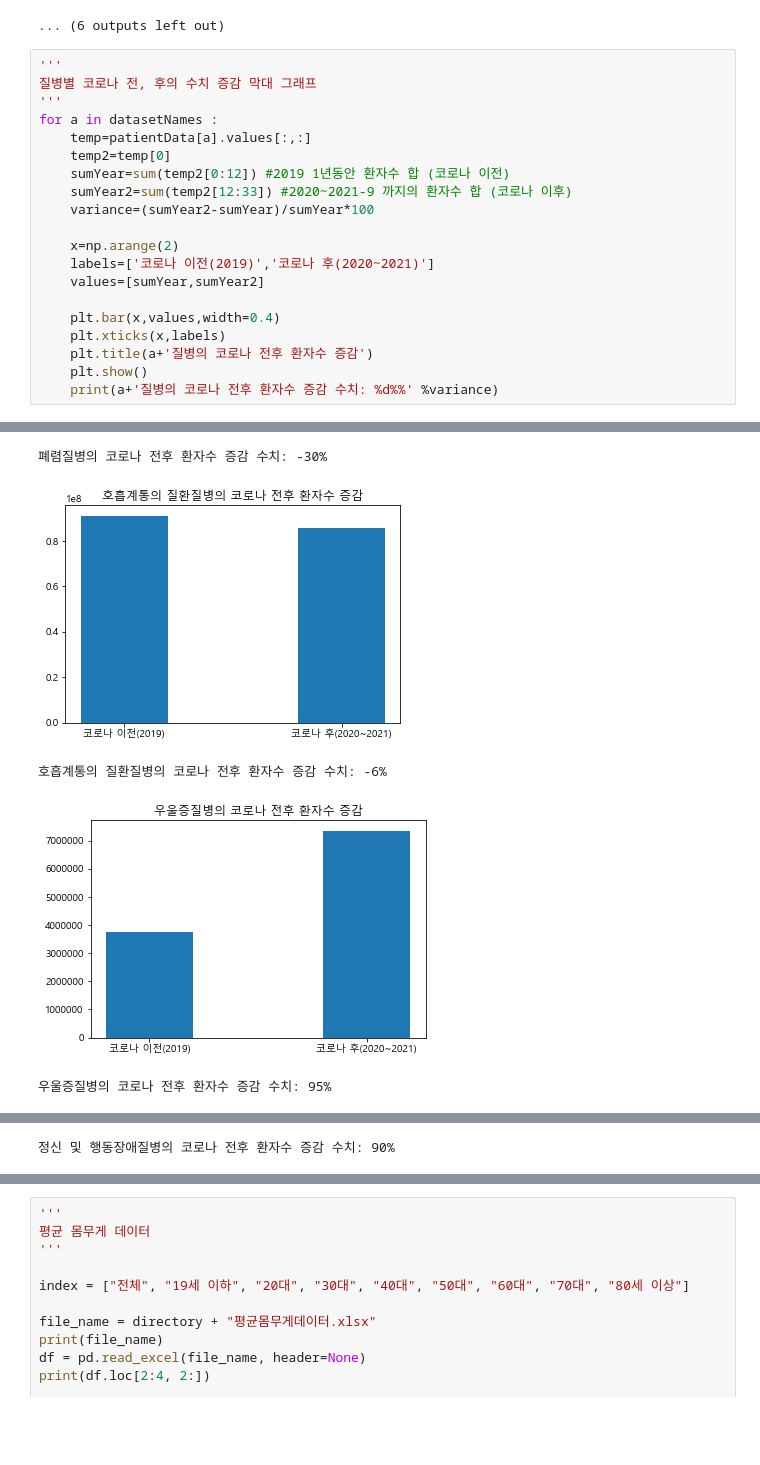
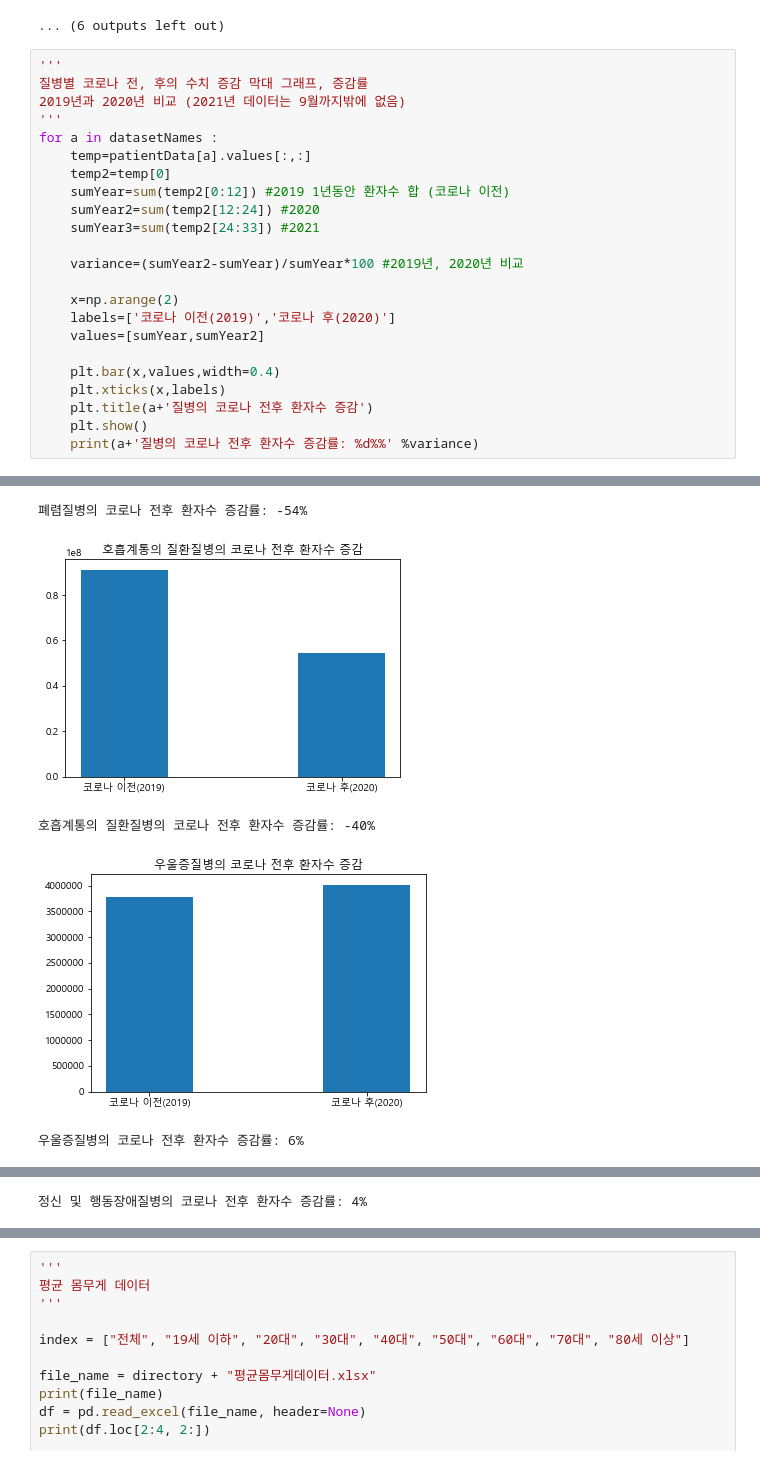
Before and after one commit to gayoungee/22-1_DataAnalysis, a Jupyter notebook: baseAnalysis.ipynb, the cells around one changed output, grey strips where cells are left out. Cells and saved outputs as stored; diff of their text form; blank space fills up the shorter version.

```diff
--- a/baseAnalysis.ipynb
+++ b/baseAnalysis.ipynb
@@ -211,22 +211,25 @@ for a in datasetNames :
 ... (6 outputs left out)
 # %%
 '''
-질병별 코로나 전, 후의 수치 증감 막대 그래프
+질병별 코로나 전, 후의 수치 증감 막대 그래프, 증감률
+2019년과 2020년 비교 (2021년 데이터는 9월까지밖에 없음)
 '''
 for a in datasetNames :
     temp=patientData[a].values[:,:]
     temp2=temp[0]
     sumYear=sum(temp2[0:12]) #2019 1년동안 환자수 합 (코로나 이전)
-    sumYear2=sum(temp2[12:33]) #2020~2021-9 까지의 환자수 합 (코로나 이후)
-    variance=(sumYear2-sumYear)/sumYear*100
+    sumYear2=sum(temp2[12:24]) #2020
+    sumYear3=sum(temp2[24:33]) #2021
+
+    variance=(sumYear2-sumYear)/sumYear*100 #2019년, 2020년 비교
 
     x=np.arange(2)
-    labels=['코로나 이전(2019)','코로나 후(2020~2021)']
+    labels=['코로나 이전(2019)','코로나 후(2020)']
     values=[sumYear,sumYear2]
 
     plt.bar(x,values,width=0.4)
     plt.xticks(x,labels)
     plt.title(a+'질병의 코로나 전후 환자수 증감')
     plt.show()
-    print(a+'질병의 코로나 전후 환자수 증감 수치: %d%%' %variance)
+    print(a+'질병의 코로나 전후 환자수 증감률: %d%%' %variance)
 # %% [output]
@@ -236,5 +239,5 @@ for a in datasetNames :
-폐렴질병의 코로나 전후 환자수 증감 수치: -30%
+폐렴질병의 코로나 전후 환자수 증감률: -54%
-[figure, old version]
+[figure, new version]
-호흡계통의 질환질병의 코로나 전후 환자수 증감 수치: -6%
+호흡계통의 질환질병의 코로나 전후 환자수 증감률: -40%
-[figure, old version]
+[figure, new version]
-우울증질병의 코로나 전후 환자수 증감 수치: 95%
+우울증질병의 코로나 전후 환자수 증감률: 6%
@@ -242 +245 @@ for a in datasetNames :
-정신 및 행동장애질병의 코로나 전후 환자수 증감 수치: 90%
+정신 및 행동장애질병의 코로나 전후 환자수 증감률: 4%
```
Also changed, not shown: parts of 1 cell of this notebook.
